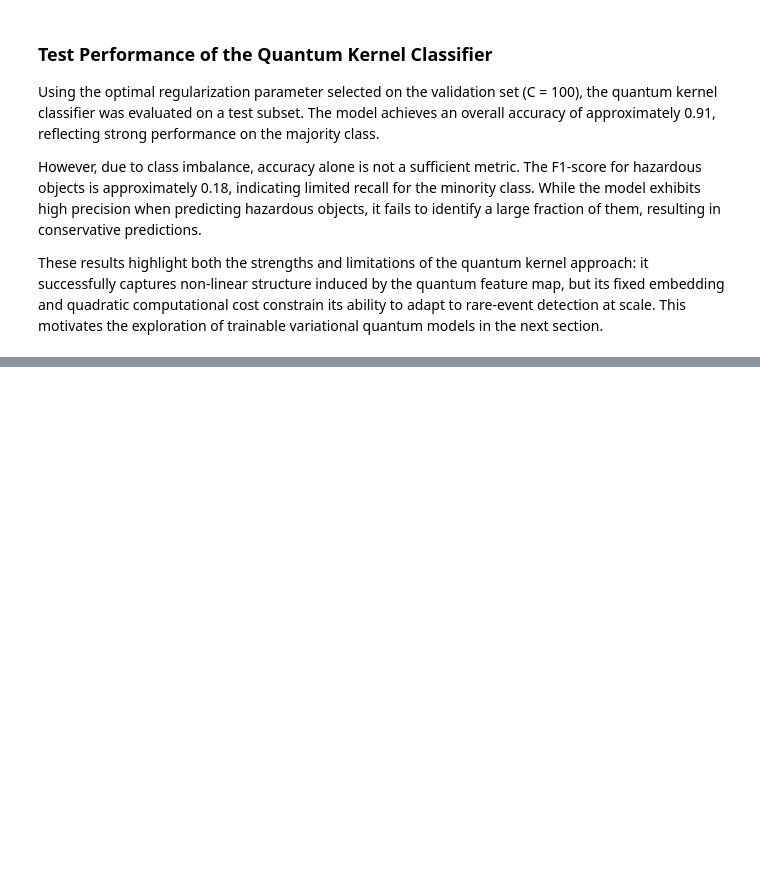
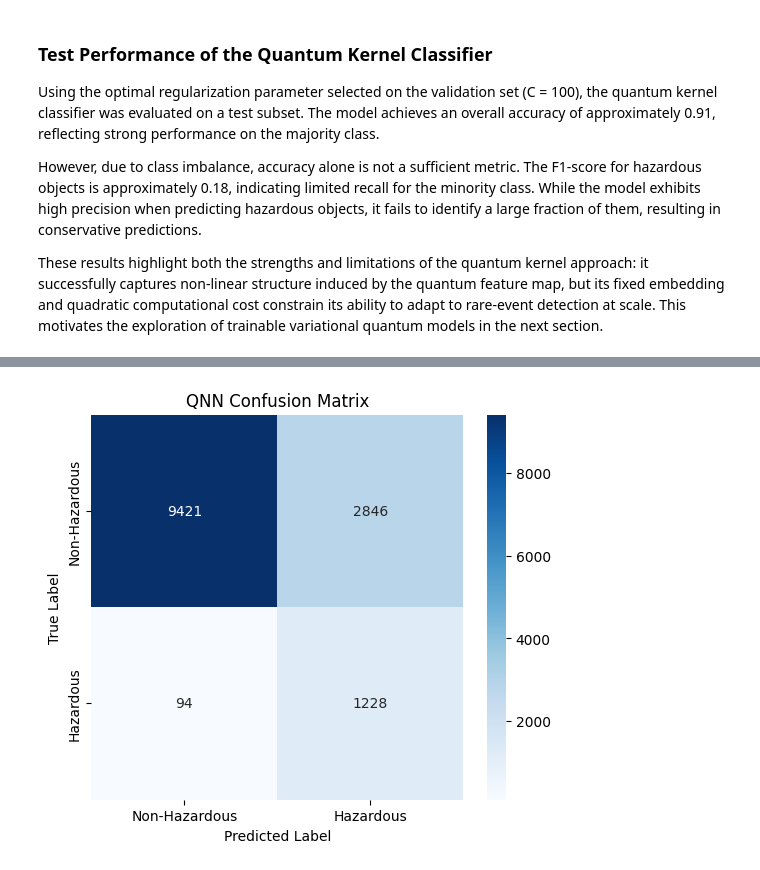
Before and after one commit to david-bazalduaa/Quantum-Machine-Learning-for-Hazard-Prediction-of-Near-Earth-Objects, a Jupyter notebook: project.ipynb, the cells around one changed output, grey strips where cells are left out. Saved outputs shown, nothing was run; the diff lists cells and outputs as text; code cells hidden in the pictures; blank space fills up the shorter version.

```diff
--- a/project.ipynb
+++ b/project.ipynb
@@ -439,0 +487,10 @@ These results highlight both the strengths and limitations of the quantum kernel
+# %%
+# Count the number of samples in each class
+num_negatives = (ytr == 0).sum().item()
+num_positives = (ytr == 1).sum().item()
+
+# Calculate the weight for the positive class (class 1)
+# Formula: number_of_negatives / number_of_positives
+weight_for_1 = num_negatives / num_positives
+
+pos_weight_tensor = torch.tensor([weight_for_1], dtype=torch.float32).to(device_torch)
@@ -439,0 +628,30 @@ These results highlight both the strengths and limitations of the quantum kernel
+# %%
+
+# 1. Get predictions from the best model state
+model.eval()
+all_preds = []
+all_labels = []
+
+with torch.no_grad():
+    for val_X, val_y in val_loader:
+        val_X = val_X.to(device_torch)
+        outputs = model(val_X)
+        probs = torch.sigmoid(outputs)
+        preds = (probs > 0.5).float().cpu().numpy()
+        all_preds.extend(preds)
+        all_labels.extend(val_y.cpu().numpy())
+
+# 2. Create Confusion Matrix
+cm = confusion_matrix(all_labels, all_preds)
+
+# 3. Plot nicely
+plt.figure(figsize=(6, 5))
+sns.heatmap(cm, annot=True, fmt='d', cmap='Blues',
+            xticklabels=['Non-Hazardous', 'Hazardous'],
+            yticklabels=['Non-Hazardous', 'Hazardous'])
+plt.xlabel('Predicted Label')
+plt.ylabel('True Label')
+plt.title('QNN Confusion Matrix')
+plt.show()
+# %% [output]
+[figure, added]
```
Also changed, not shown: parts of 10 cells of this notebook.
